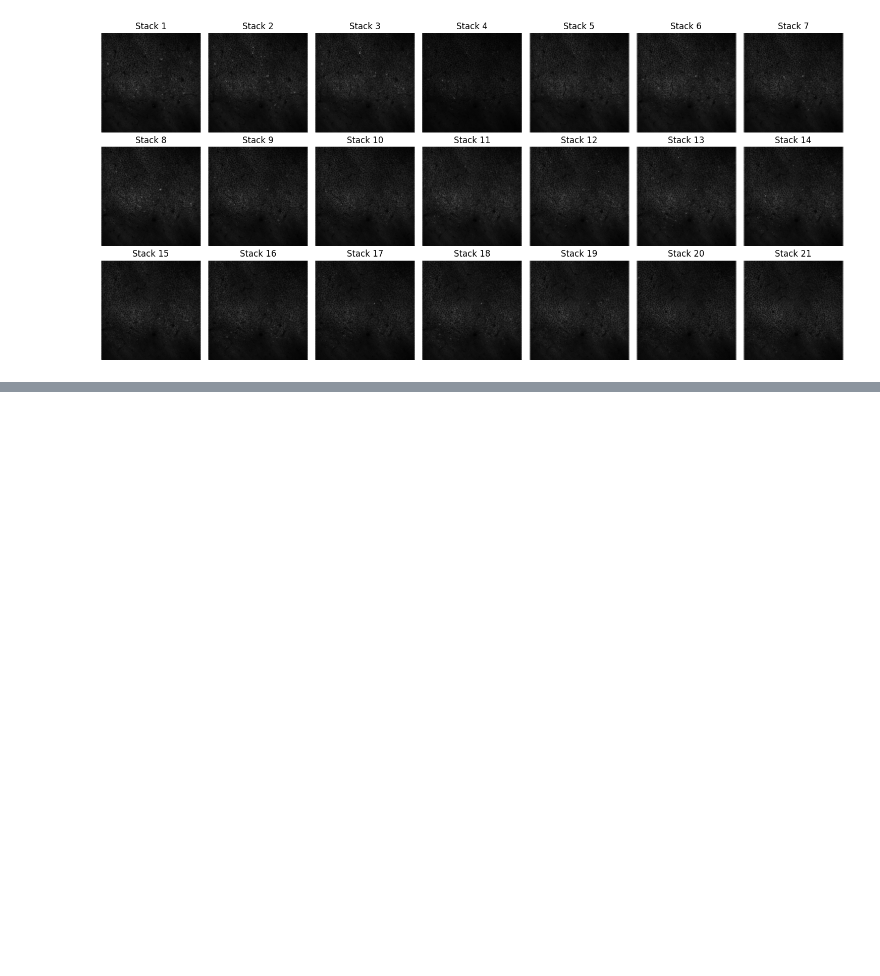
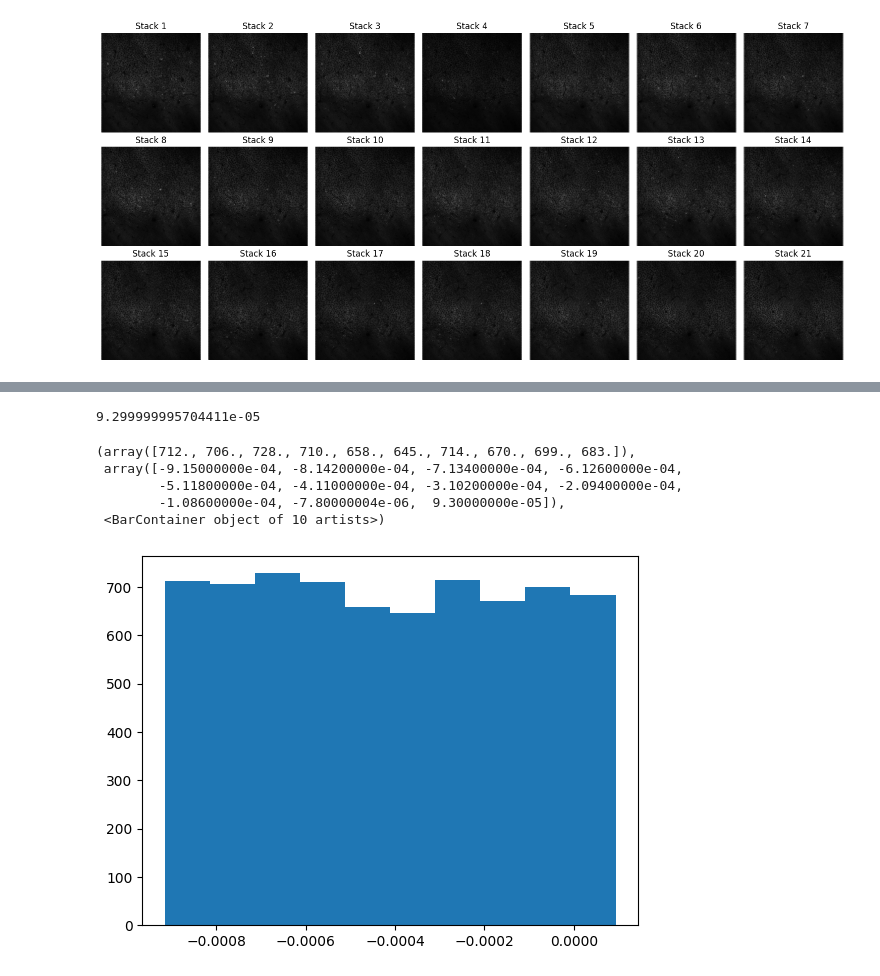
Before and after one commit to ZilongJi/2D2P, a Jupyter notebook: notebook/TiffReader_test_notRobinCode.ipynb, the cells around one changed output, grey strips where cells are left out. Drawn from its saved outputs; the diff is of its cells as text; code cells hidden in the pictures; blank space fills up the shorter version.

```diff
--- a/notebook/TiffReader_test_notRobinCode.ipynb
+++ b/notebook/TiffReader_test_notRobinCode.ipynb
@@ -99,9 +135,12 @@ plt.tight_layout()
 # %% [output]
 [figure]
 # %%
-import tifffile
+import tifffile as tiff
 
-with tifffile.TiffFile(r"C:\Users\BurgessLab\Desktop\SM2PCode\2D2P\Data\stack27072023_00002.tif") as tif:
-    dt = tif.pages[0].tags.get("DateTime")
-    print(dt.value if dt else None)
+path = r"C:\Users\BurgessLab\Desktop\SM2PCode\2D2P\Data\stack27072023_00002.tif"
+
+with tiff.TiffFile(path) as tf:
+    si_meta = tf.scanimage_metadata
+
+si_meta
 # %% [output]
@@ -222,0 +365,15 @@ keys: dict_keys(['Description'])
+# %%
+max(diff)
+# %% [output]
+9.299999995704411e-05
+# %%
+
+import matplotlib.pyplot as plt
+plt.hist(diff)
+# %% [output]
+(array([712., 706., 728., 710., 658., 645., 714., 670., 699., 683.]),
+ array([-9.15000000e-04, -8.14200000e-04, -7.13400000e-04, -6.12600000e-04,
+        -5.11800000e-04, -4.11000000e-04, -3.10200000e-04, -2.09400000e-04,
+        -1.08600000e-04, -7.80000004e-06,  9.30000000e-05]),
+ <BarContainer object of 10 artists>)
+[figure, added]
```
Also changed, not shown: parts of 22 cells of this notebook, 5 other files.
